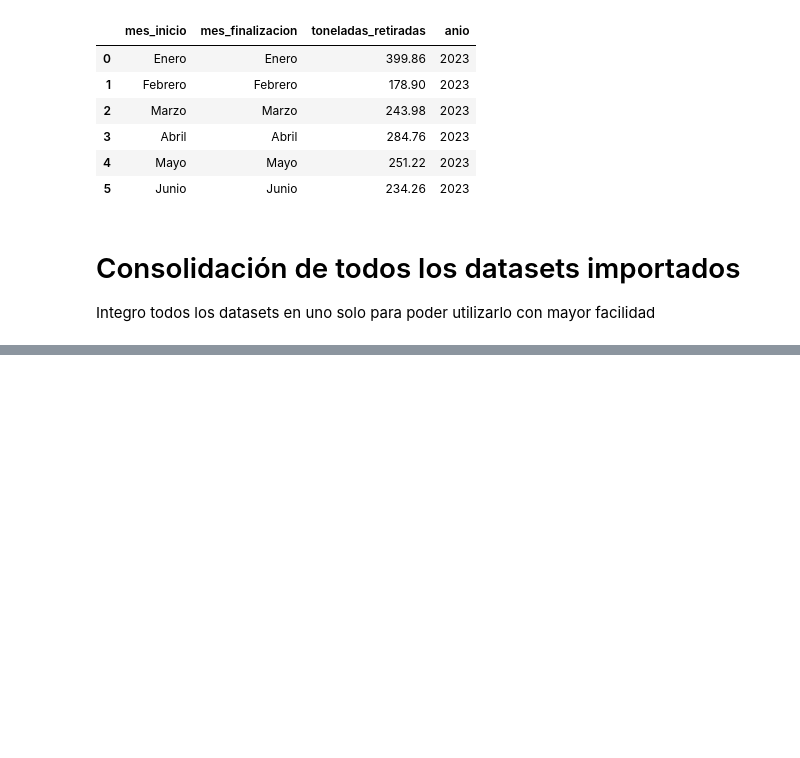
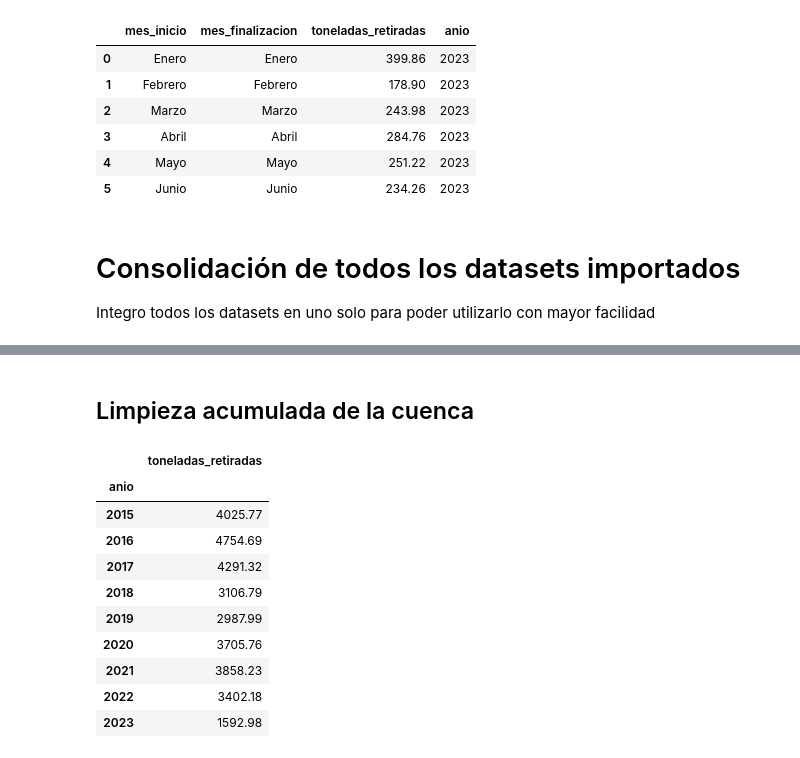
Before and after one commit to ermolinaj/unipe_ep_final_s1_2024, a Jupyter notebook: matanza_riachuelo_river_demographic_analysis.ipynb, the cells around one changed output, grey strips where cells are left out. Saved outputs shown, nothing was run; the diff lists cells and outputs as text; code cells hidden in the pictures; blank space fills up the shorter version.

```diff
--- a/matanza_riachuelo_river_demographic_analysis.ipynb
+++ b/matanza_riachuelo_river_demographic_analysis.ipynb
@@ -123,0 +153,22 @@ tons_of_waste
+# %% [markdown]
+## Limpieza acumulada de la cuenca
+# %%
+accumulated_tons_of_waste_cleansed_by_year = tons_of_waste_cleansed_by_year.copy()
+
+for i in range(accumulated_tons_of_waste_cleansed_by_year.size):
+    if i > 0:
+        accumulated_tons_of_waste_cleansed_by_year.iloc[i] = accumulated_tons_of_waste_cleansed_by_year.iloc[i] + accumulated_tons_of_waste_cleansed_by_year.iloc[i-1]
+
+tons_of_waste_cleansed_by_year
+# %% [output]
+|  | toneladas_retiradas |
+| anio |  |
+| 2015 | 4025.77 |
+| 2016 | 4754.69 |
+| 2017 | 4291.32 |
+| 2018 | 3106.79 |
+| 2019 | 2987.99 |
+| 2020 | 3705.76 |
+| 2021 | 3858.23 |
+| 2022 | 3402.18 |
+| 2023 | 1592.98 |
```
Also changed, not shown: parts of 8 cells of this notebook, 4 other files.
